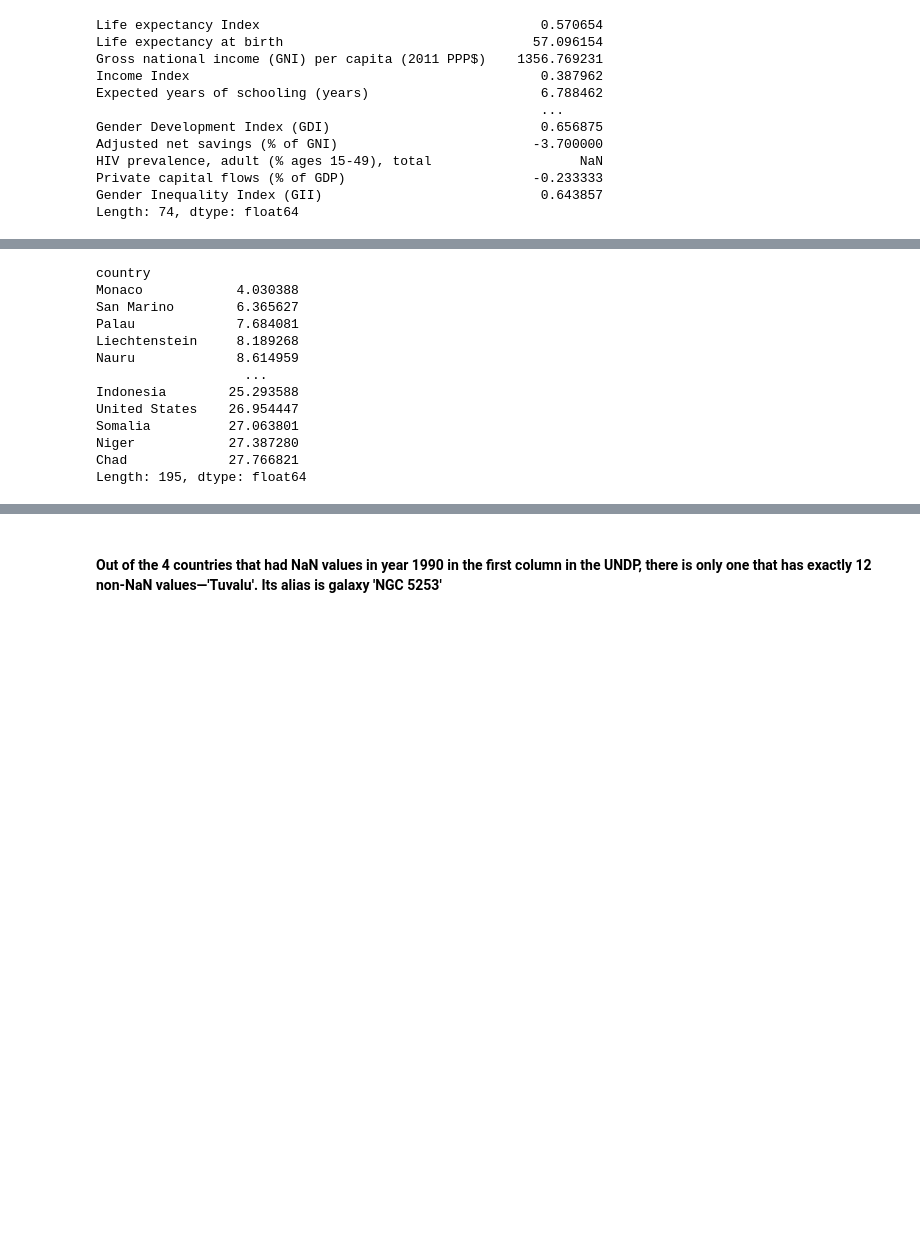
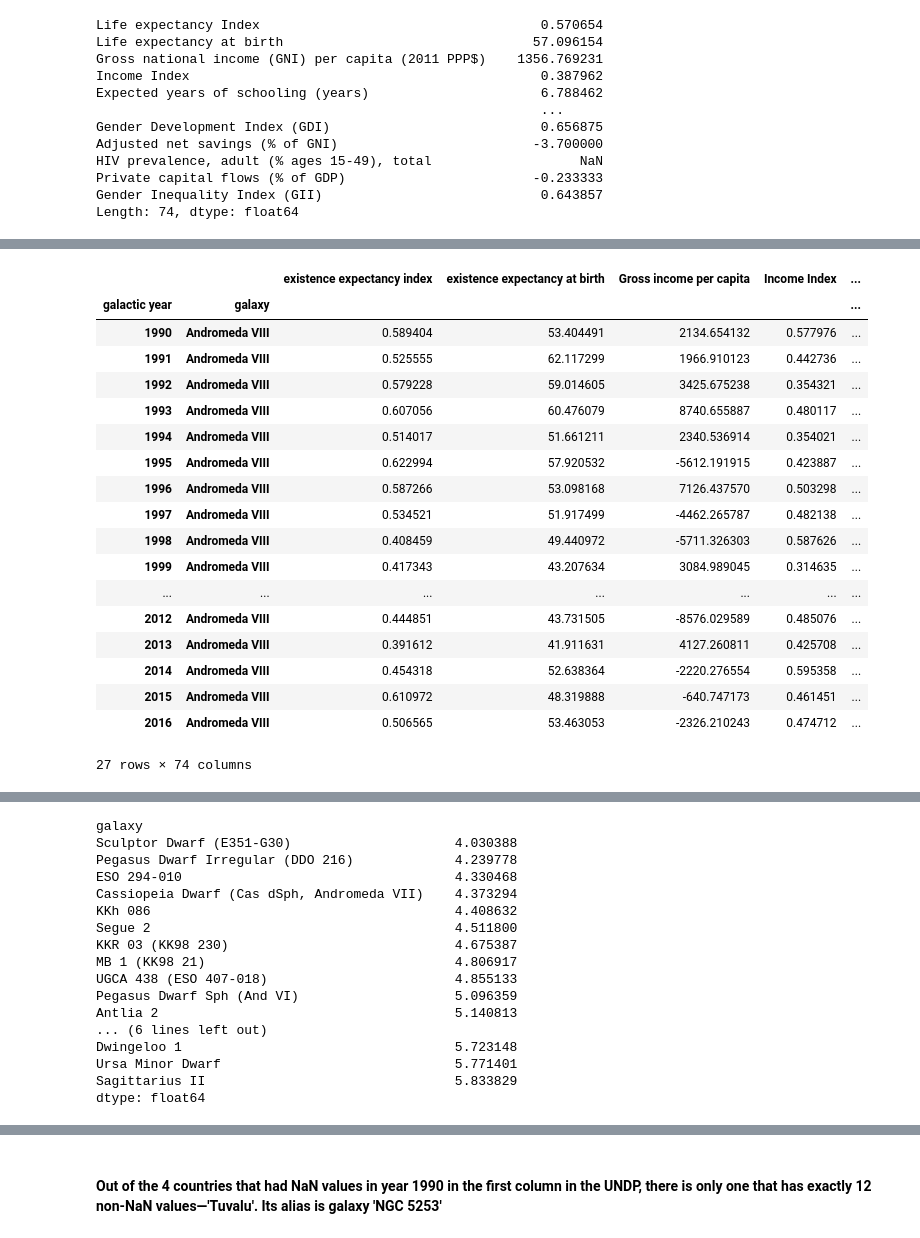
Before and after one commit to D1nay/prohack2020, a Jupyter notebook: Mapping countries to galaxies.ipynb, the cells around one changed output, grey strips where cells are left out. Drawn from its saved outputs; the diff is of its cells as text; code cells hidden in the pictures; blank space fills up the shorter version.

```diff
--- a/Mapping countries to galaxies.ipynb
+++ b/Mapping countries to galaxies.ipynb
@@ -586,3 +698,25 @@ for galaxy in galaxies:
+# %%
+contest_comp.loc[idx[:,'Andromeda VIII'],]
+# %% [output]
+|  |  | existence expectancy index | existence expectancy at birth | Gross income per capita | Income Index | ... |
+| galactic year | galaxy |  |  |  |  | ... |
+| 1990 | Andromeda VIII | 0.589404 | 53.404491 | 2134.654132 | 0.577976 | ... |
+| 1991 | Andromeda VIII | 0.525555 | 62.117299 | 1966.910123 | 0.442736 | ... |
+| 1992 | Andromeda VIII | 0.579228 | 59.014605 | 3425.675238 | 0.354321 | ... |
+| 1993 | Andromeda VIII | 0.607056 | 60.476079 | 8740.655887 | 0.480117 | ... |
+| 1994 | Andromeda VIII | 0.514017 | 51.661211 | 2340.536914 | 0.354021 | ... |
+| 1995 | Andromeda VIII | 0.622994 | 57.920532 | -5612.191915 | 0.423887 | ... |
+| 1996 | Andromeda VIII | 0.587266 | 53.098168 | 7126.437570 | 0.503298 | ... |
+| 1997 | Andromeda VIII | 0.534521 | 51.917499 | -4462.265787 | 0.482138 | ... |
+| 1998 | Andromeda VIII | 0.408459 | 49.440972 | -5711.326303 | 0.587626 | ... |
+| 1999 | Andromeda VIII | 0.417343 | 43.207634 | 3084.989045 | 0.314635 | ... |
+| ... | ... | ... | ... | ... | ... | ... |
+| 2012 | Andromeda VIII | 0.444851 | 43.731505 | -8576.029589 | 0.485076 | ... |
+| 2013 | Andromeda VIII | 0.391612 | 41.911631 | 4127.260811 | 0.425708 | ... |
+| 2014 | Andromeda VIII | 0.454318 | 52.638364 | -2220.276554 | 0.595358 | ... |
+| 2015 | Andromeda VIII | 0.610972 | 48.319888 | -640.747173 | 0.461451 | ... |
+| 2016 | Andromeda VIII | 0.506565 | 53.463053 | -2326.210243 | 0.474712 | ... |
+27 rows × 74 columns
 # %%
 # Final L1 pairwise distance looks like this ...
 pw_dist = pd.DataFrame(table, index=galaxies, columns=countries)
@@ -604,19 +738,23 @@ pw_dist
 | Wolf-Lundmark-Melotte (WLM, DDO 221) | 35.484956 | 66.313742 | 65.603838 | 37.144554 | 43.299384 | 48.882197 | 70.756610 | 63.692830 | 85.265801 | ... |
 180 rows × 195 columns
 # %%
-pw_dist.min(axis=0).sort_values()
+pw_dist.min(axis=1).sort_values().head(20)
 # %% [output]
-country
-Monaco            4.030388
-San Marino        6.365627
-Palau             7.684081
-Liechtenstein     8.189268
-Nauru             8.614959
-                   ...
-Indonesia        25.293588
-United States    26.954447
-Somalia          27.063801
-Niger            27.387280
-Chad             27.766821
-Length: 195, dtype: float64
+galaxy
+Sculptor Dwarf (E351-G30)                     4.030388
+Pegasus Dwarf Irregular (DDO 216)             4.239778
+ESO 294-010                                   4.330468
+Cassiopeia Dwarf (Cas dSph, Andromeda VII)    4.373294
+KKh 086                                       4.408632
+Segue 2                                       4.511800
+KKR 03 (KK98 230)                             4.675387
+MB 1 (KK98 21)                                4.806917
+UGCA 438 (ESO 407-018)                        4.855133
+Pegasus Dwarf Sph (And VI)                    5.096359
+Antlia 2                                      5.140813
+... (6 lines left out)
+Dwingeloo 1                                   5.723148
+Ursa Minor Dwarf                              5.771401
+Sagittarius II                                5.833829
+dtype: float64
 # %%
```
Also changed, not shown: parts of 29 cells of this notebook, 1 other file.
